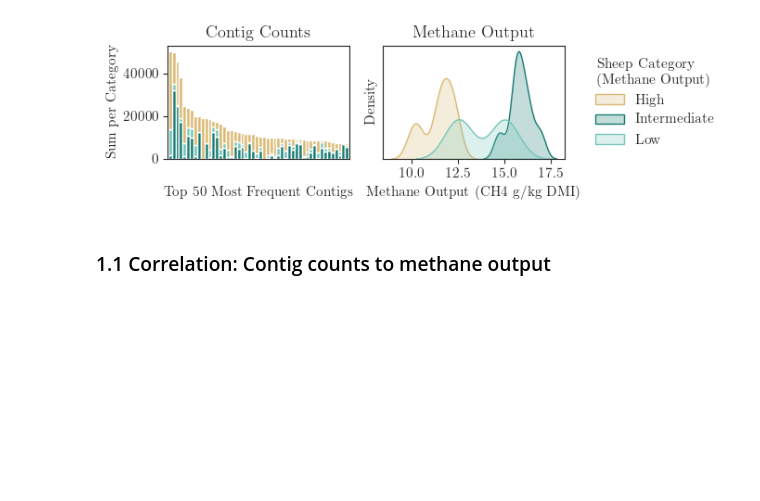
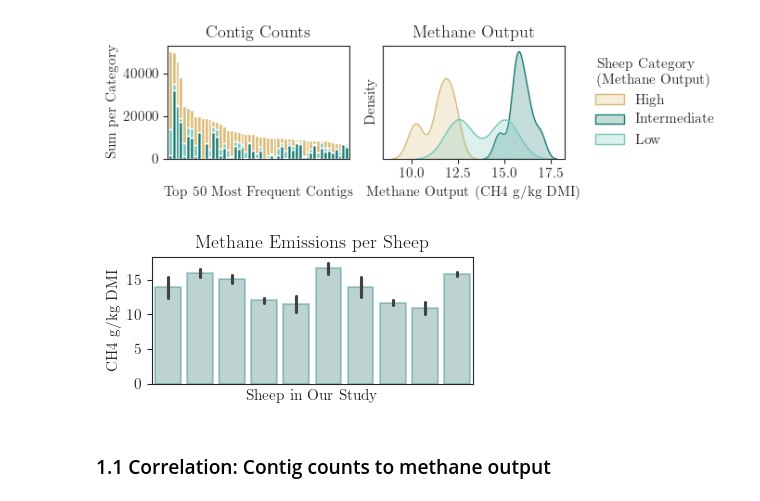
Before and after one commit to KatDost/Sheep_Methane_Paper, a Jupyter notebook: 1_Hypothesis and Data Validaton.ipynb, the cells around one changed output. Drawn from its saved outputs; the diff is of its cells as text; code cells hidden in the pictures; blank space fills up the shorter version.

Commit message:
additional plot for methane distribution

```diff
--- a/1_Hypothesis and Data Validaton.ipynb
+++ b/1_Hypothesis and Data Validaton.ipynb
@@ -73,6 +73,30 @@ plt.savefig("Plots/Data_stats.pdf", bbox_inches='tight')
 plt.show()
 # %% [output]
 [figure]
+# %%
+sheep = pd.concat([df13, df28], ignore_index=True)
+col = list(map_label_to_color.values())[1]
+
+plt.figure(figsize=(4,2))
+sns.barplot(
+    data=sheep,
+    x="Sheep#",
+    y="CH4 g/kg DMI",
+    ci="sd",
+    color=col,
+    alpha=0.3,
+    edgecolor=col,
+    linewidth=1.5
+)
+plt.xlabel("Sheep in Our Study")
+plt.xticks([])
+plt.ylabel("CH4 g/kg DMI")
+plt.title("Methane Emissions per Sheep")
+plt.tight_layout()
+plt.savefig("Plots/Data_methane_per_sheep.pdf", bbox_inches='tight')
+plt.show()
+# %% [output]
+[figure, added]
 # %% [markdown]
 ### 1.1 Correlation: Contig counts to methane output
 # %%
```
